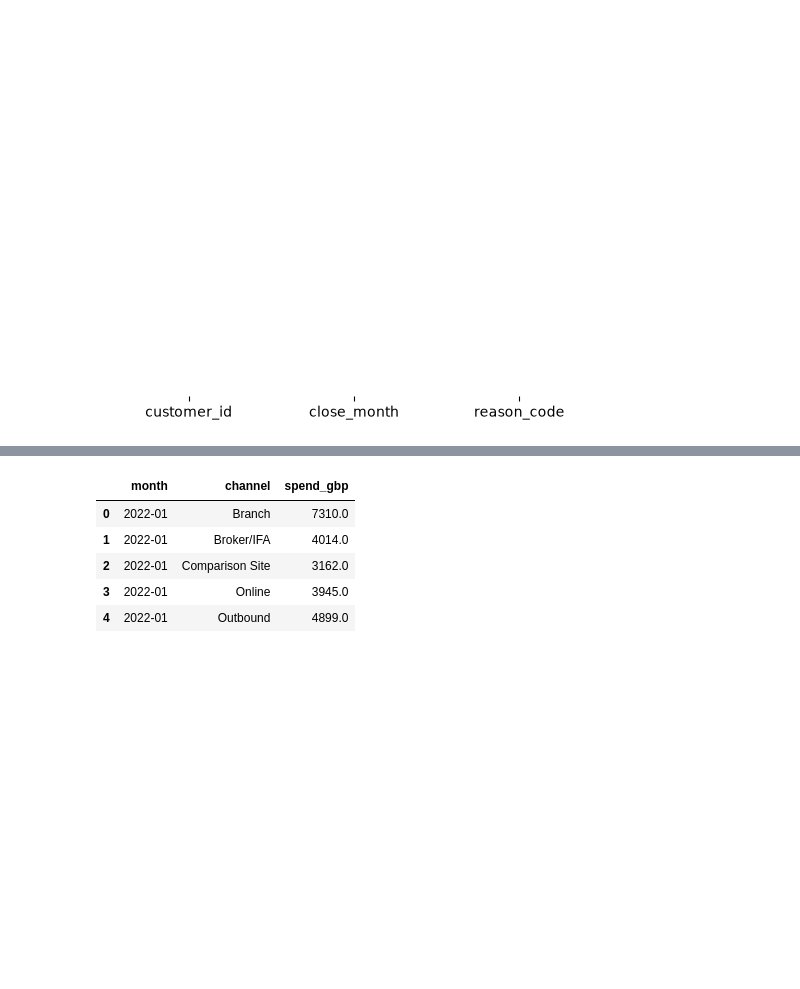
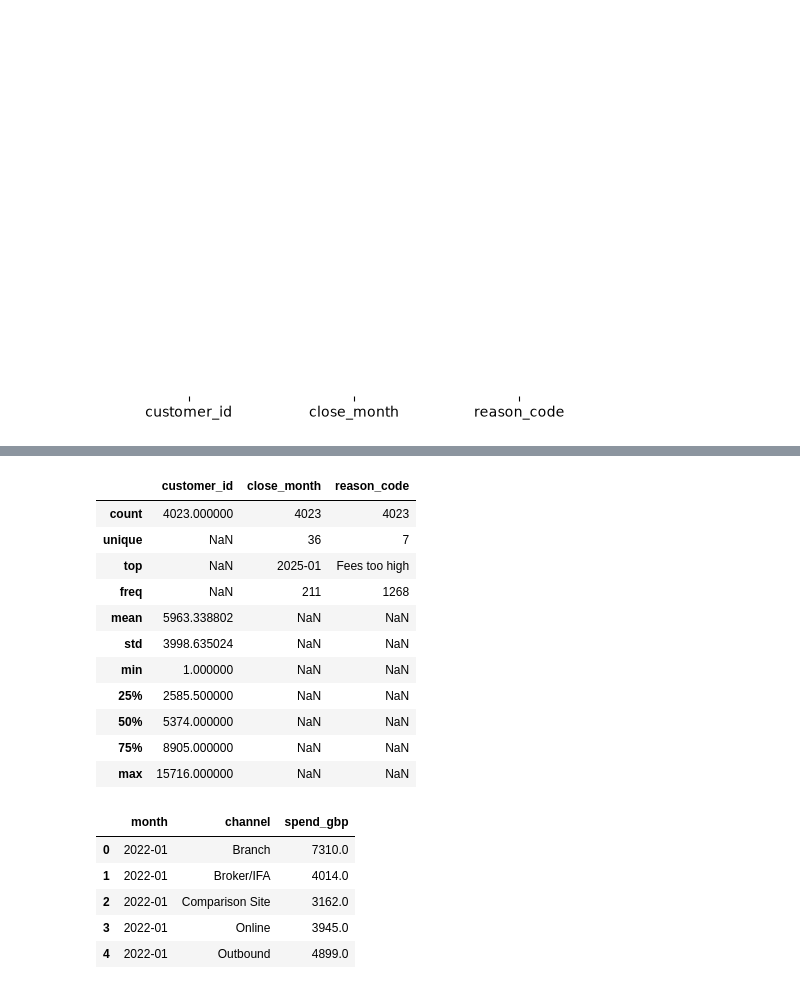
Before and after one commit to esmerowbotham-tech/Money-Craft-Project, a Jupyter notebook: money-craft.ipynb, the cells around one changed output, grey strips where cells are left out. Saved outputs shown, nothing was run; the diff lists cells and outputs as text; code cells hidden in the pictures; blank space fills up the shorter version.

```diff
--- a/money-craft.ipynb
+++ b/money-craft.ipynb
@@ -44,3 +90,18 @@ sns.heatmap(closure.isnull(), yticklabels=False, cbar=False, cmap="gray_r");
+# %%
+closure.describe(include='all')
+# %% [output]
+|  | customer_id | close_month | reason_code |
+| count | 4023.000000 | 4023 | 4023 |
+| unique | NaN | 36 | 7 |
+| top | NaN | 2025-01 | Fees too high |
+| freq | NaN | 211 | 1268 |
+| mean | 5963.338802 | NaN | NaN |
+| std | 3998.635024 | NaN | NaN |
+| min | 1.000000 | NaN | NaN |
+| 25% | 2585.500000 | NaN | NaN |
+| 50% | 5374.000000 | NaN | NaN |
+| 75% | 8905.000000 | NaN | NaN |
+| max | 15716.000000 | NaN | NaN |
 # %%
 spend = pd.read_csv('moneycraft_marketing_spend.csv')
 
```
Also changed, not shown: parts of 5 cells of this notebook.
